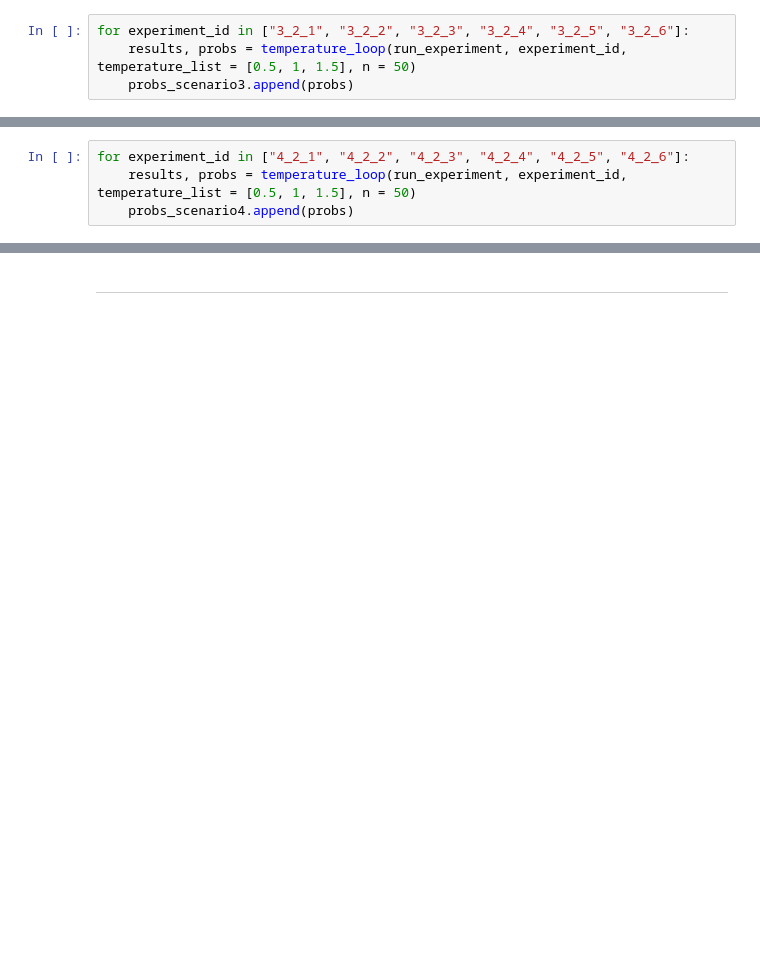
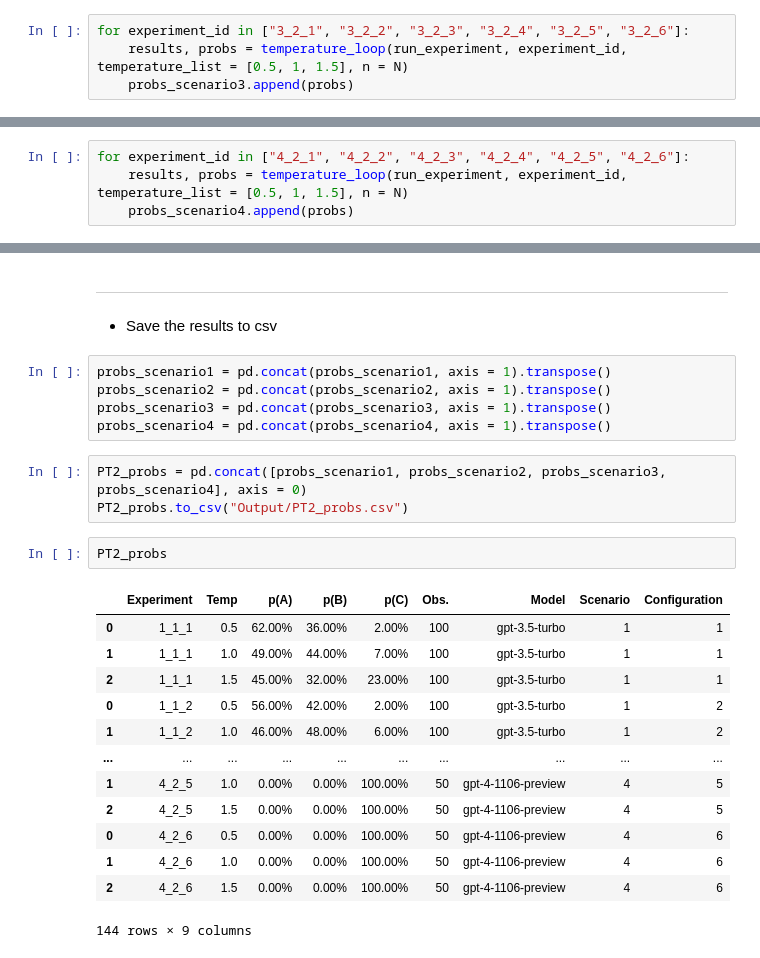
Before and after one commit to MariusDSPM/Data-Science-Project, a Jupyter notebook: Prospect_Theory_2.ipynb, the cells around one changed output, grey strips where cells are left out. Cells and saved outputs as stored; diff of their text form; blank space fills up the shorter version.

```diff
--- a/Prospect_Theory_2.ipynb
+++ b/Prospect_Theory_2.ipynb
@@ -819,5 +828,5 @@ for experiment_id in ["2_2_1", "2_2_2", "2_2_3", "2_2_4", "2_2_5", "2_2_6"]:
 - Scenario 3
 # %%
 for experiment_id in ["3_2_1", "3_2_2", "3_2_3", "3_2_4", "3_2_5", "3_2_6"]:
-    results, probs = temperature_loop(run_experiment, experiment_id, temperature_list = [0.5, 1, 1.5], n = 50)
+    results, probs = temperature_loop(run_experiment, experiment_id, temperature_list = [0.5, 1, 1.5], n = N)
     probs_scenario3.append(probs)
@@ -825,5 +841,5 @@ for experiment_id in ["3_2_1", "3_2_2", "3_2_3", "3_2_4", "3_2_5", "3_2_6"]:
 - Scenario 4
 # %%
 for experiment_id in ["4_2_1", "4_2_2", "4_2_3", "4_2_4", "4_2_5", "4_2_6"]:
-    results, probs = temperature_loop(run_experiment, experiment_id, temperature_list = [0.5, 1, 1.5], n = 50)
+    results, probs = temperature_loop(run_experiment, experiment_id, temperature_list = [0.5, 1, 1.5], n = N)
     probs_scenario4.append(probs)
@@ -830,2 +853,28 @@ for experiment_id in ["4_2_1", "4_2_2", "4_2_3", "4_2_4", "4_2_5", "4_2_6"]:
 # %% [markdown]
 ----------------------------------------------------
+# %% [markdown]
+- Save the results to csv
+# %%
+probs_scenario1 = pd.concat(probs_scenario1, axis = 1).transpose()
+probs_scenario2 = pd.concat(probs_scenario2, axis = 1).transpose()
+probs_scenario3 = pd.concat(probs_scenario3, axis = 1).transpose()
+probs_scenario4 = pd.concat(probs_scenario4, axis = 1).transpose()
+# %%
+PT2_probs = pd.concat([probs_scenario1, probs_scenario2, probs_scenario3, probs_scenario4], axis = 0)
+PT2_probs.to_csv("Output/PT2_probs.csv")
+# %%
+PT2_probs
+# %% [output]
+|  | Experiment | Temp | p(A) | p(B) | p(C) | Obs. | Model | Scenario | Configuration |
+| 0 | 1_1_1 | 0.5 | 62.00% | 36.00% | 2.00% | 100 | gpt-3.5-turbo | 1 | 1 |
+| 1 | 1_1_1 | 1.0 | 49.00% | 44.00% | 7.00% | 100 | gpt-3.5-turbo | 1 | 1 |
+| 2 | 1_1_1 | 1.5 | 45.00% | 32.00% | 23.00% | 100 | gpt-3.5-turbo | 1 | 1 |
+| 0 | 1_1_2 | 0.5 | 56.00% | 42.00% | 2.00% | 100 | gpt-3.5-turbo | 1 | 2 |
+| 1 | 1_1_2 | 1.0 | 46.00% | 48.00% | 6.00% | 100 | gpt-3.5-turbo | 1 | 2 |
+| ... | ... | ... | ... | ... | ... | ... | ... | ... | ... |
+| 1 | 4_2_5 | 1.0 | 0.00% | 0.00% | 100.00% | 50 | gpt-4-1106-preview | 4 | 5 |
+| 2 | 4_2_5 | 1.5 | 0.00% | 0.00% | 100.00% | 50 | gpt-4-1106-preview | 4 | 5 |
+| 0 | 4_2_6 | 0.5 | 0.00% | 0.00% | 100.00% | 50 | gpt-4-1106-preview | 4 | 6 |
+| 1 | 4_2_6 | 1.0 | 0.00% | 0.00% | 100.00% | 50 | gpt-4-1106-preview | 4 | 6 |
+| 2 | 4_2_6 | 1.5 | 0.00% | 0.00% | 100.00% | 50 | gpt-4-1106-preview | 4 | 6 |
+144 rows × 9 columns
```
Also changed, not shown: parts of 20 cells of this notebook.
